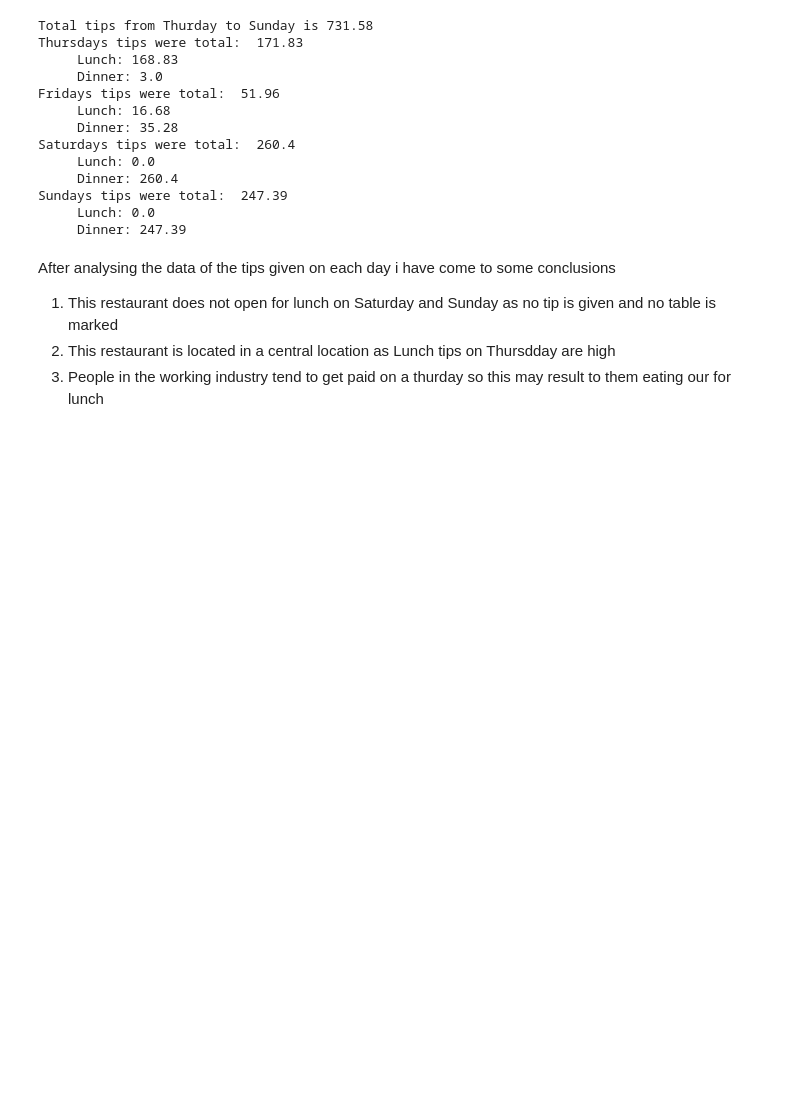
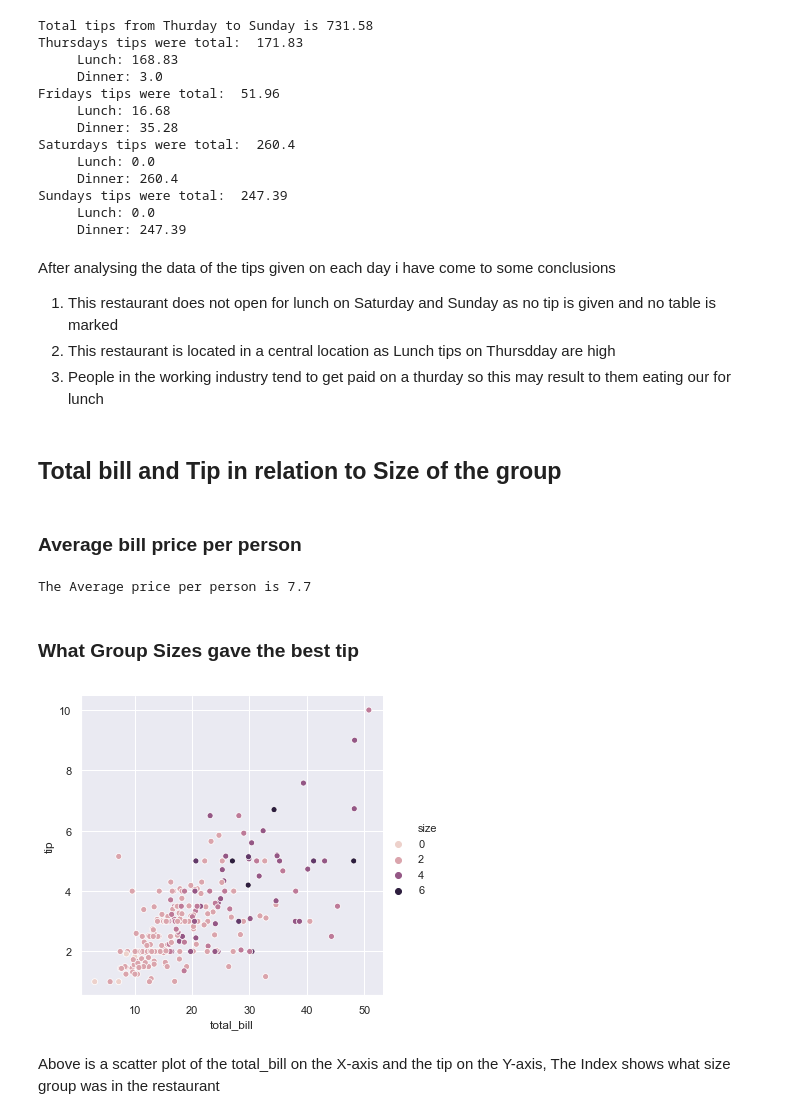
Before and after one commit to EoinStankard/DataAnalysisFundamentals_Assignment, a Jupyter notebook: TipsDataset_Assignment.ipynb, the cells around one changed output. Cells and saved outputs as stored; diff of their text form; code cells hidden in the pictures; blank space fills up the shorter version.

Commit message:
Added comparision between Group size and tip

```diff
--- a/TipsDataset_Assignment.ipynb
+++ b/TipsDataset_Assignment.ipynb
@@ -255,3 +255,33 @@ After analysing the data of the tips given on each day i have come to some concl
 1. This restaurant does not open for lunch on Saturday and Sunday as no tip is given and no table is marked
 2. This restaurant is located in a central location as Lunch tips on Thursdday are high
 3. People in the working industry tend to get paid on a thurday so this may result to them eating our for lunch
+# %% [markdown]
+## Total bill and Tip in relation to Size of the group
+# %% [markdown]
+### Average bill price per person
+# %%
+with open("tips.csv",'r') as df:
+    rowCount=0
+    TotalSize=0
+    overallTotalBill = 0.0
+    AvgPerPerson = 0.0
+    reader = csv.reader(df, delimiter=',')
+    for row in reader:
+        if rowCount>0:
+            TotalSize = TotalSize+ int(row[6])
+            overallTotalBill= overallTotalBill + float(row[0])
+        else:
+            rowCount = rowCount+1
+
+    AvgPerPerson = overallTotalBill/TotalSize
+    print("The Average price per person is",round(AvgPerPerson,2))
+# %% [output]
+The Average price per person is 7.7
+# %% [markdown]
+### What Group Sizes gave the best tip
+# %%
+sns.relplot(x="total_bill", y="tip",hue="size", data=tips);
+# %% [output]
+[figure, added]
+# %% [markdown]
+Above is a scatter plot of the total_bill on the X-axis and the tip on the Y-axis, The Index shows what size group was in the restaurant
```
Also changed, not shown: parts of 2 cells of this notebook.
